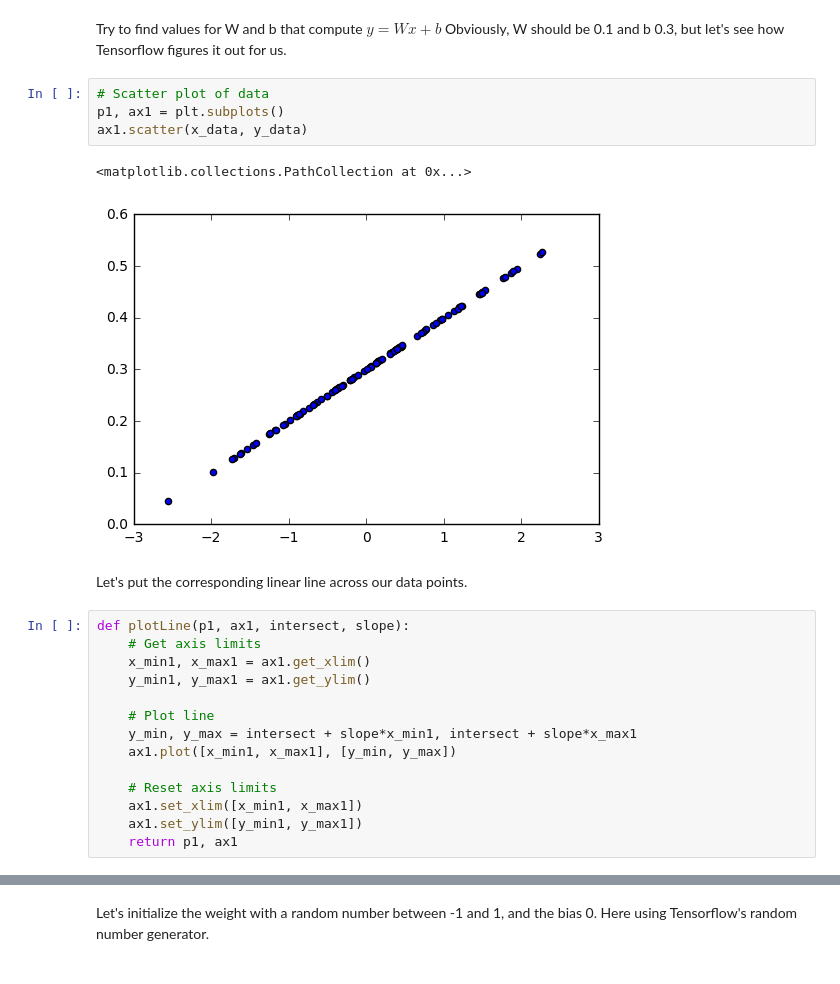
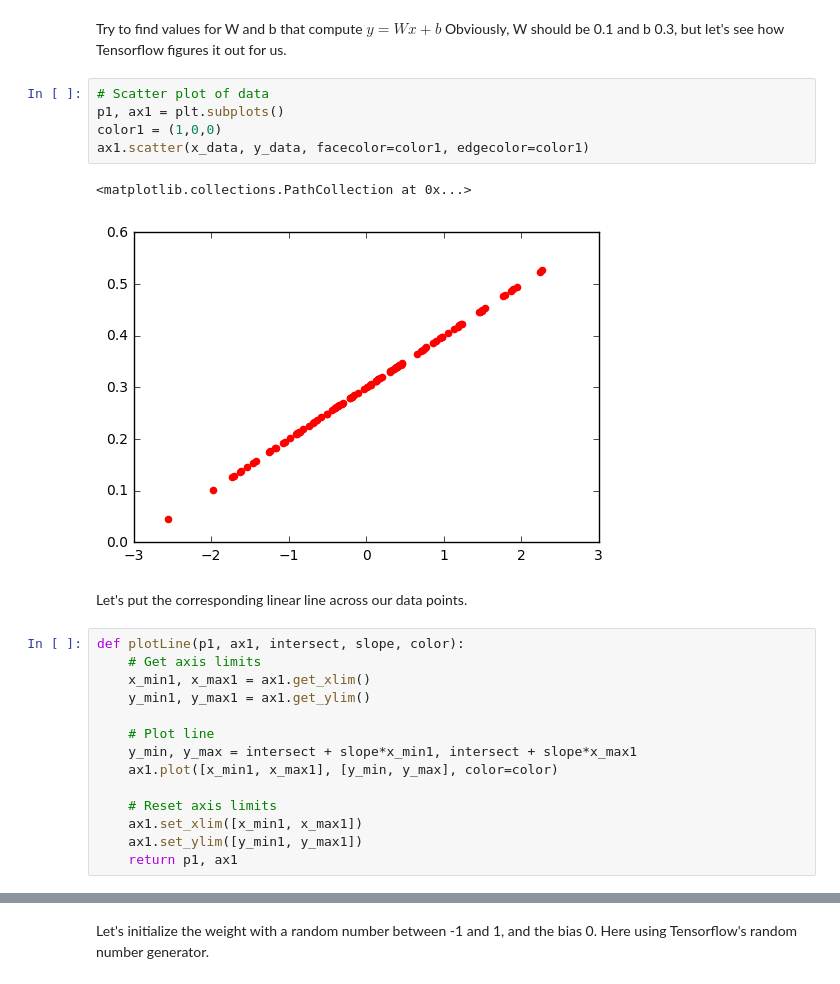
Before and after one commit to alenzhao/Linear-regression-in-Tensorflow, a Jupyter notebook: Linear Regression.ipynb, the cells around one changed output, grey strips where cells are left out. Cells and saved outputs as stored; diff of their text form.

```diff
--- a/Linear Regression.ipynb
+++ b/Linear Regression.ipynb
@@ -43,21 +43,22 @@ figures it out for us.
 # %%
 # Scatter plot of data
 p1, ax1 = plt.subplots()
-ax1.scatter(x_data, y_data)
+color1 = (1,0,0)
+ax1.scatter(x_data, y_data, facecolor=color1, edgecolor=color1)
 # %% [output]
 <matplotlib.collections.PathCollection at 0x...>
-[figure, old version]
+[figure, new version]
 # %% [markdown]
 Let's put the corresponding linear line across our data points.
 # %%
-def plotLine(p1, ax1, intersect, slope):
+def plotLine(p1, ax1, intersect, slope, color):
     # Get axis limits
     x_min1, x_max1 = ax1.get_xlim()
     y_min1, y_max1 = ax1.get_ylim()
 
     # Plot line
     y_min, y_max = intersect + slope*x_min1, intersect + slope*x_max1
-    ax1.plot([x_min1, x_max1], [y_min, y_max])
+    ax1.plot([x_min1, x_max1], [y_min, y_max], color=color)
 
     # Reset axis limits
     ax1.set_xlim([x_min1, x_max1])
```
Also changed, not shown: parts of 5 cells of this notebook.
